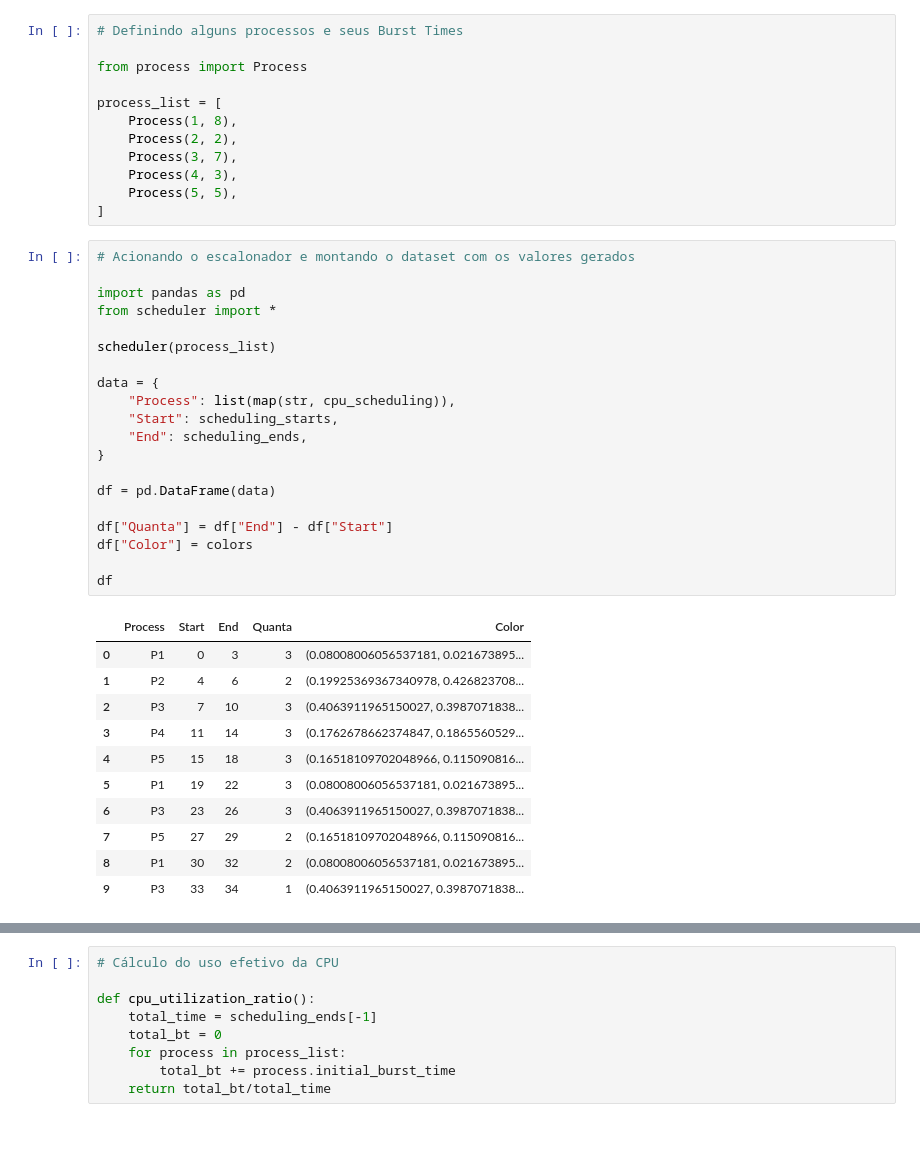
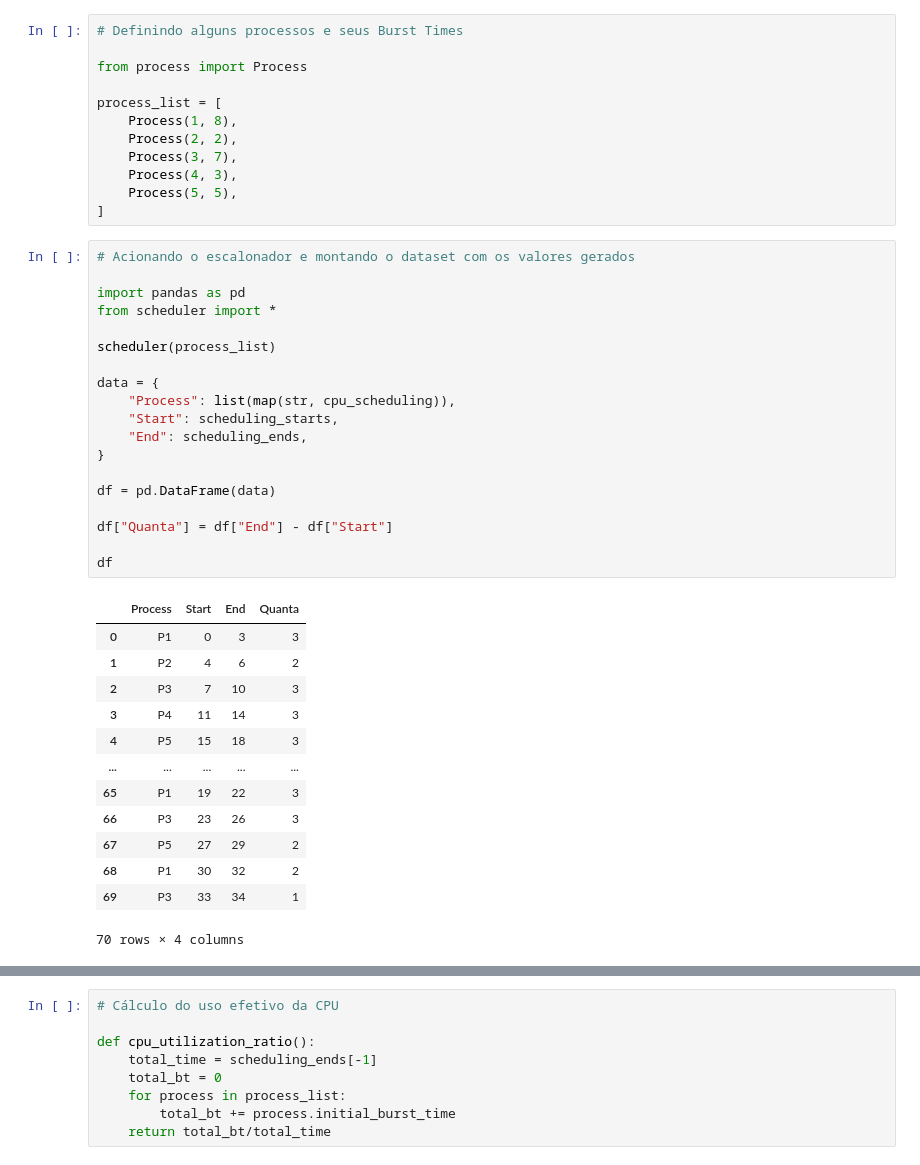
Before and after one commit to tiago-vargas/round-robin-process-scheduling-study, a Jupyter notebook: data.ipynb, the cells around one changed output, grey strips where cells are left out. Cells and saved outputs as stored; diff of their text form; blank space fills up the shorter version.

```diff
--- a/data.ipynb
+++ b/data.ipynb
@@ -36,35 +13,36 @@ process_list = [
 # %%
 # Acionando o escalonador e montando o dataset com os valores gerados
 
 import pandas as pd
 from scheduler import *
 
 scheduler(process_list)
 
 data = {
     "Process": list(map(str, cpu_scheduling)),
     "Start": scheduling_starts,
     "End": scheduling_ends,
 }
 
 df = pd.DataFrame(data)
 
 df["Quanta"] = df["End"] - df["Start"]
-df["Color"] = colors
 
 df
 # %% [output]
-|  | Process | Start | End | Quanta | Color |
-| 0 | P1 | 0 | 3 | 3 | (0.08008006056537181, 0.021673895... |
-| 1 | P2 | 4 | 6 | 2 | (0.19925369367340978, 0.426823708... |
-| 2 | P3 | 7 | 10 | 3 | (0.4063911965150027, 0.3987071838... |
-| 3 | P4 | 11 | 14 | 3 | (0.1762678662374847, 0.1865560529... |
-| 4 | P5 | 15 | 18 | 3 | (0.16518109702048966, 0.115090816... |
-| 5 | P1 | 19 | 22 | 3 | (0.08008006056537181, 0.021673895... |
-| 6 | P3 | 23 | 26 | 3 | (0.4063911965150027, 0.3987071838... |
-| 7 | P5 | 27 | 29 | 2 | (0.16518109702048966, 0.115090816... |
-| 8 | P1 | 30 | 32 | 2 | (0.08008006056537181, 0.021673895... |
-| 9 | P3 | 33 | 34 | 1 | (0.4063911965150027, 0.3987071838... |
+|  | Process | Start | End | Quanta |
+| 0 | P1 | 0 | 3 | 3 |
+| 1 | P2 | 4 | 6 | 2 |
+| 2 | P3 | 7 | 10 | 3 |
+| 3 | P4 | 11 | 14 | 3 |
+| 4 | P5 | 15 | 18 | 3 |
+| ... | ... | ... | ... | ... |
+| 65 | P1 | 19 | 22 | 3 |
+| 66 | P3 | 23 | 26 | 3 |
+| 67 | P5 | 27 | 29 | 2 |
+| 68 | P1 | 30 | 32 | 2 |
+| 69 | P3 | 33 | 34 | 1 |
+70 rows × 4 columns
 # %% [markdown]
 <!-- Fluxograma -->
 
```
Also changed, not shown: parts of 3 cells of this notebook, 3 other files.
